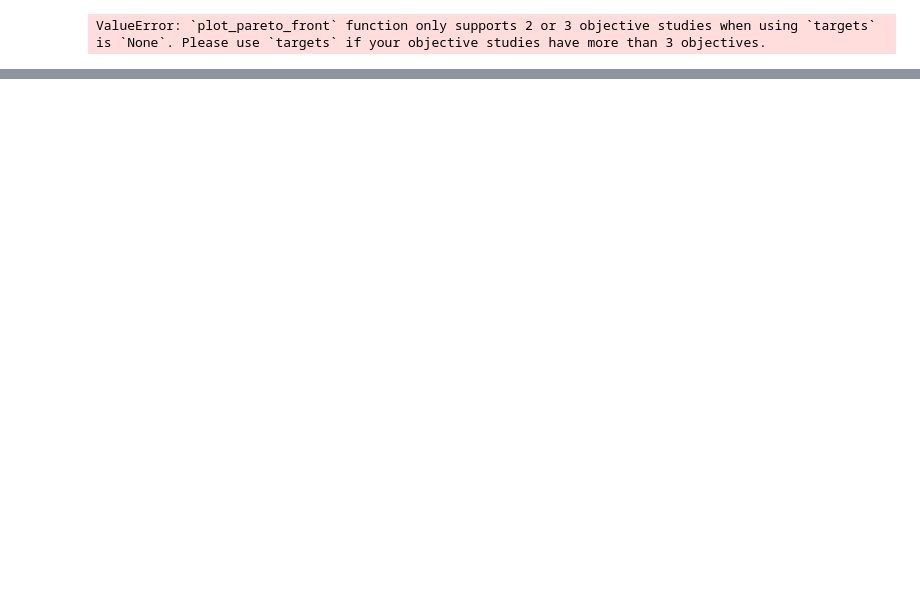
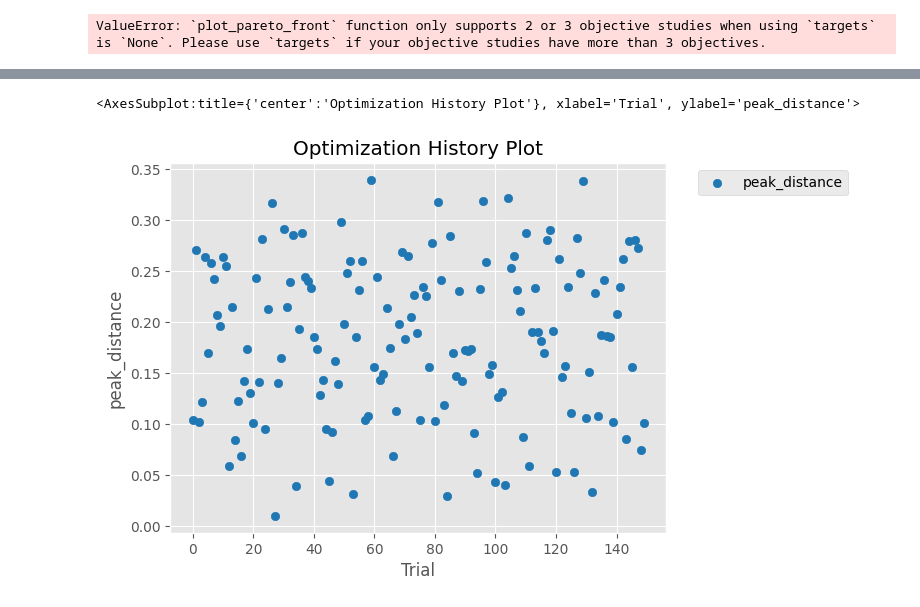
Before and after one commit to AI-ML-at-APS/AI-ML_Control_System, a Jupyter notebook: work_directory/28-ID/jupyter/optuna/autofocus_peak_intensity.ipynb, the cells around one changed output, grey strips where cells are left out. Cells and saved outputs as stored; diff of their text form; code cells hidden in the pictures; blank space fills up the shorter version.

```diff
--- a/work_directory/28-ID/jupyter/optuna/autofocus_peak_intensity.ipynb
+++ b/work_directory/28-ID/jupyter/optuna/autofocus_peak_intensity.ipynb
@@ -511,0 +538,8 @@ for t in opt_trial.study.best_trials:
+# %%
+optuna.visualization.matplotlib.plot_optimization_history(opt_trial.study,
+                                                          target=lambda t: (t.user_attrs['dw'].get_parameter('h_peak')**2 +
+                                                                            t.user_attrs['dw'].get_parameter('v_peak')**2)**0.5,
+                                                          target_name='peak_distance')
+# %% [output]
+<AxesSubplot:title={'center':'Optimization History Plot'}, xlabel='Trial', ylabel='peak_distance'>
+[figure, added]
```
Also changed, not shown: parts of 19 cells of this notebook, 3 other files.
